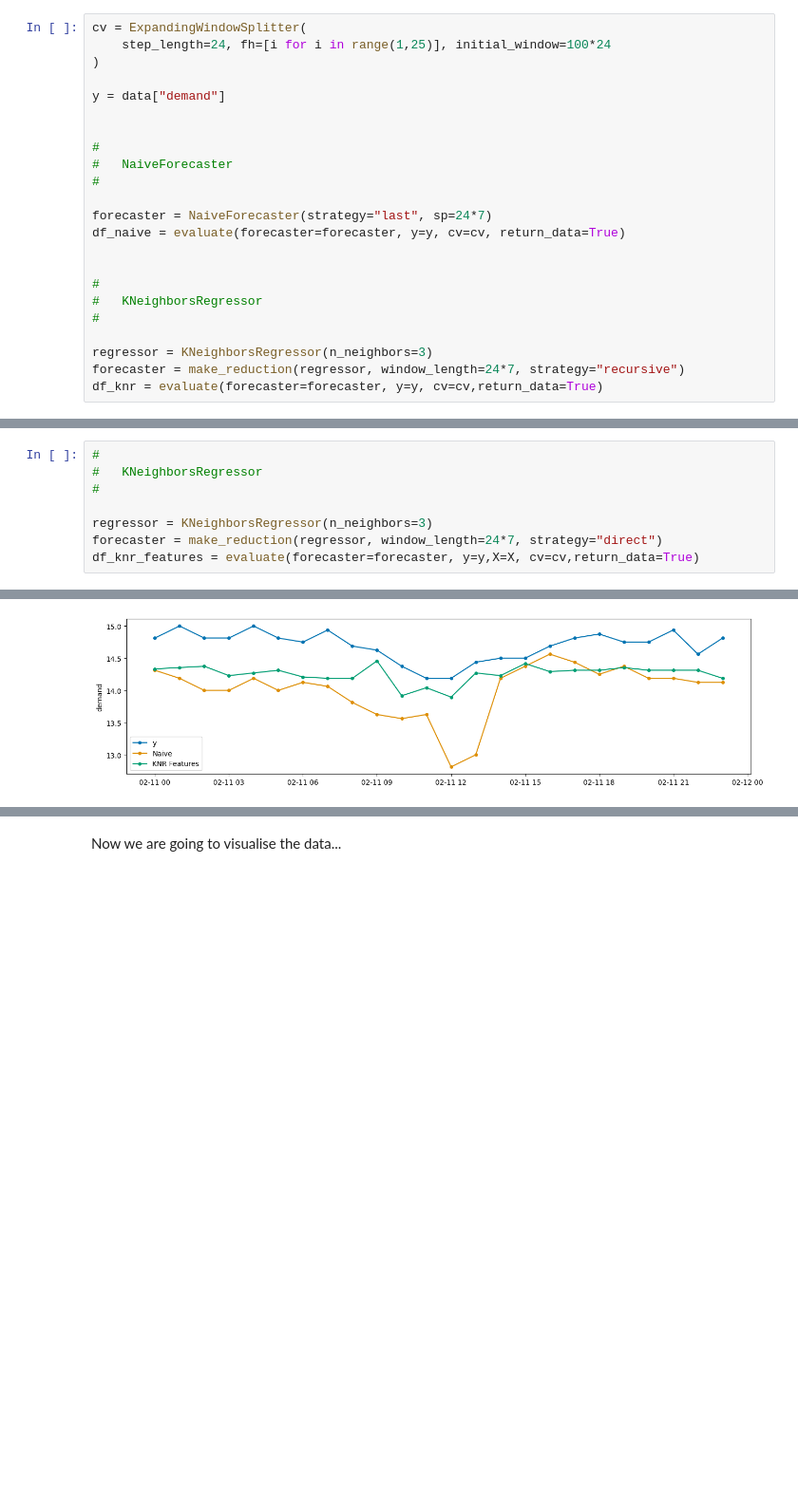
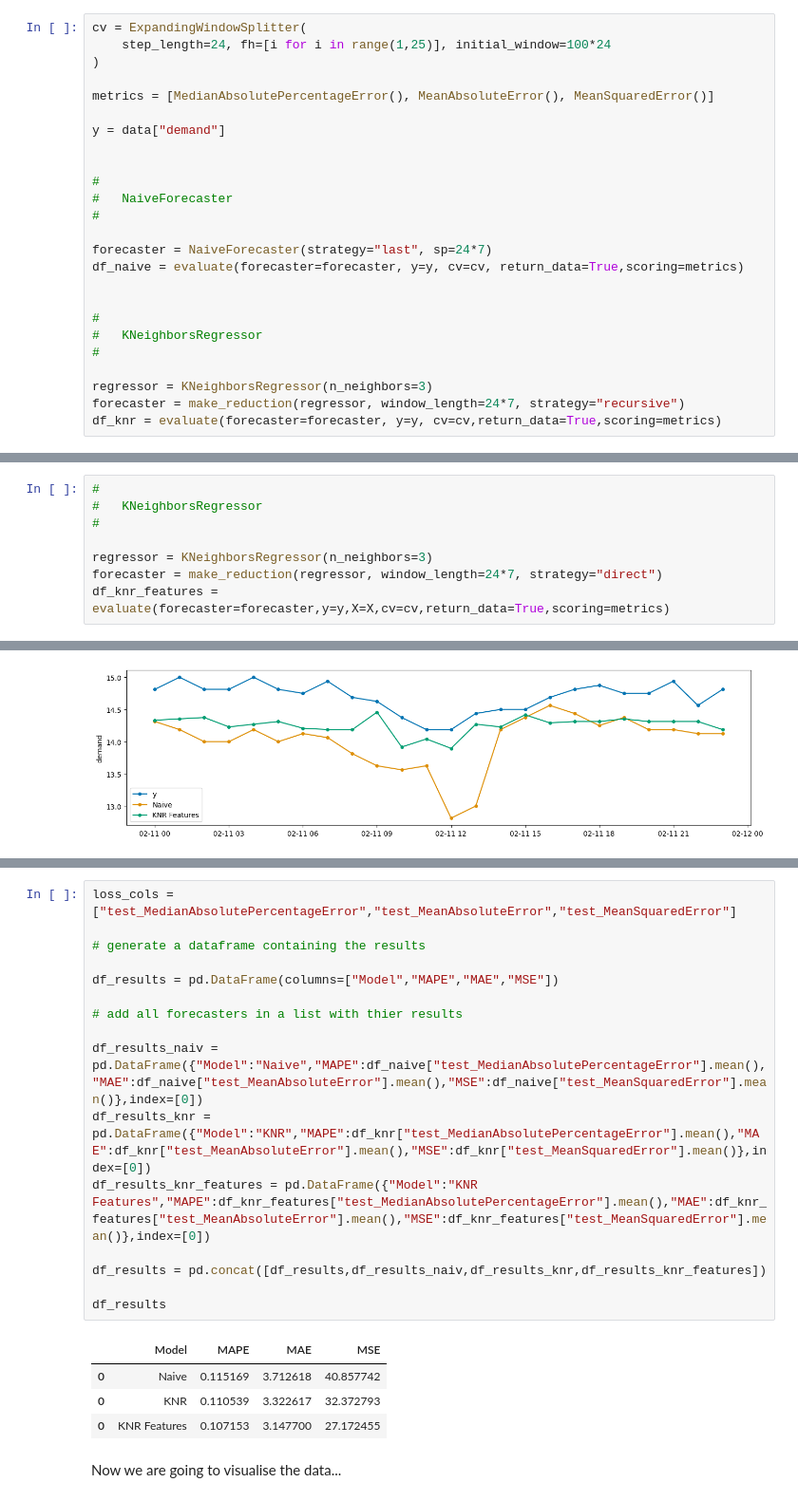
Before and after one commit to Beich2010/uebung_2024_data_analysis, a Jupyter notebook: excercise_2024_data_analysis.ipynb, the cells around one changed output, grey strips where cells are left out. Shown at 95% size. Saved outputs shown, nothing was run; the diff lists cells and outputs as text; blank space fills up the shorter version.

```diff
--- a/excercise_2024_data_analysis.ipynb
+++ b/excercise_2024_data_analysis.ipynb
@@ -424,6 +425,8 @@ plot_series(y, y_pred, labels=["y", "y_pred"])
 cv = ExpandingWindowSplitter(
     step_length=24, fh=[i for i in range(1,25)], initial_window=100*24
 )
+
+metrics = [MedianAbsolutePercentageError(), MeanAbsoluteError(), MeanSquaredError()]
 
 y = data["demand"]
 
@@ -433,7 +436,7 @@ y = data["demand"]
 #
 
 forecaster = NaiveForecaster(strategy="last", sp=24*7)
-df_naive = evaluate(forecaster=forecaster, y=y, cv=cv, return_data=True)
+df_naive = evaluate(forecaster=forecaster, y=y, cv=cv, return_data=True,scoring=metrics)
 
 
 #
@@ -442,7 +445,7 @@ df_naive = evaluate(forecaster=forecaster, y=y, cv=cv, return_data=True)
 
 regressor = KNeighborsRegressor(n_neighbors=3)
 forecaster = make_reduction(regressor, window_length=24*7, strategy="recursive")
-df_knr = evaluate(forecaster=forecaster, y=y, cv=cv,return_data=True)
+df_knr = evaluate(forecaster=forecaster, y=y, cv=cv,return_data=True,scoring=metrics)
 # %%
 # visualization of a forecaster evaluation
 
@@ -486,7 +489,7 @@ X = pd.concat([X_holiday["holiday"], X_calendar], axis=1)
 
 regressor = KNeighborsRegressor(n_neighbors=3)
 forecaster = make_reduction(regressor, window_length=24*7, strategy="direct")
-df_knr_features = evaluate(forecaster=forecaster, y=y,X=X, cv=cv,return_data=True)
+df_knr_features = evaluate(forecaster=forecaster,y=y,X=X,cv=cv,return_data=True,scoring=metrics)
 # %%
 # visualization of a forecaster evaluation
 
@@ -514,3 +513,24 @@ df_results.T
+# %%
+loss_cols = ["test_MedianAbsolutePercentageError","test_MeanAbsoluteError","test_MeanSquaredError"]
+
+# generate a dataframe containing the results
+
+df_results = pd.DataFrame(columns=["Model","MAPE","MAE","MSE"])
+
+# add all forecasters in a list with thier results
+
+df_results_naiv = pd.DataFrame({"Model":"Naive","MAPE":df_naive["test_MedianAbsolutePercentageError"].mean(),"MAE":df_naive["test_MeanAbsoluteError"].mean(),"MSE":df_naive["test_MeanSquaredError"].mean()},index=[0])
+df_results_knr = pd.DataFrame({"Model":"KNR","MAPE":df_knr["test_MedianAbsolutePercentageError"].mean(),"MAE":df_knr["test_MeanAbsoluteError"].mean(),"MSE":df_knr["test_MeanSquaredError"].mean()},index=[0])
+df_results_knr_features = pd.DataFrame({"Model":"KNR Features","MAPE":df_knr_features["test_MedianAbsolutePercentageError"].mean(),"MAE":df_knr_features["test_MeanAbsoluteError"].mean(),"MSE":df_knr_features["test_MeanSquaredError"].mean()},index=[0])
+
+df_results = pd.concat([df_results,df_results_naiv,df_results_knr,df_results_knr_features])
+
+df_results
+# %% [output]
+|  | Model | MAPE | MAE | MSE |
+| 0 | Naive | 0.115169 | 3.712618 | 40.857742 |
+| 0 | KNR | 0.110539 | 3.322617 | 32.372793 |
+| 0 | KNR Features | 0.107153 | 3.147700 | 27.172455 |
 # %% [markdown]
 Now we are going to visualise the data...
 # %% [markdown]
```
Also changed, not shown: parts of 5 cells of this notebook.
